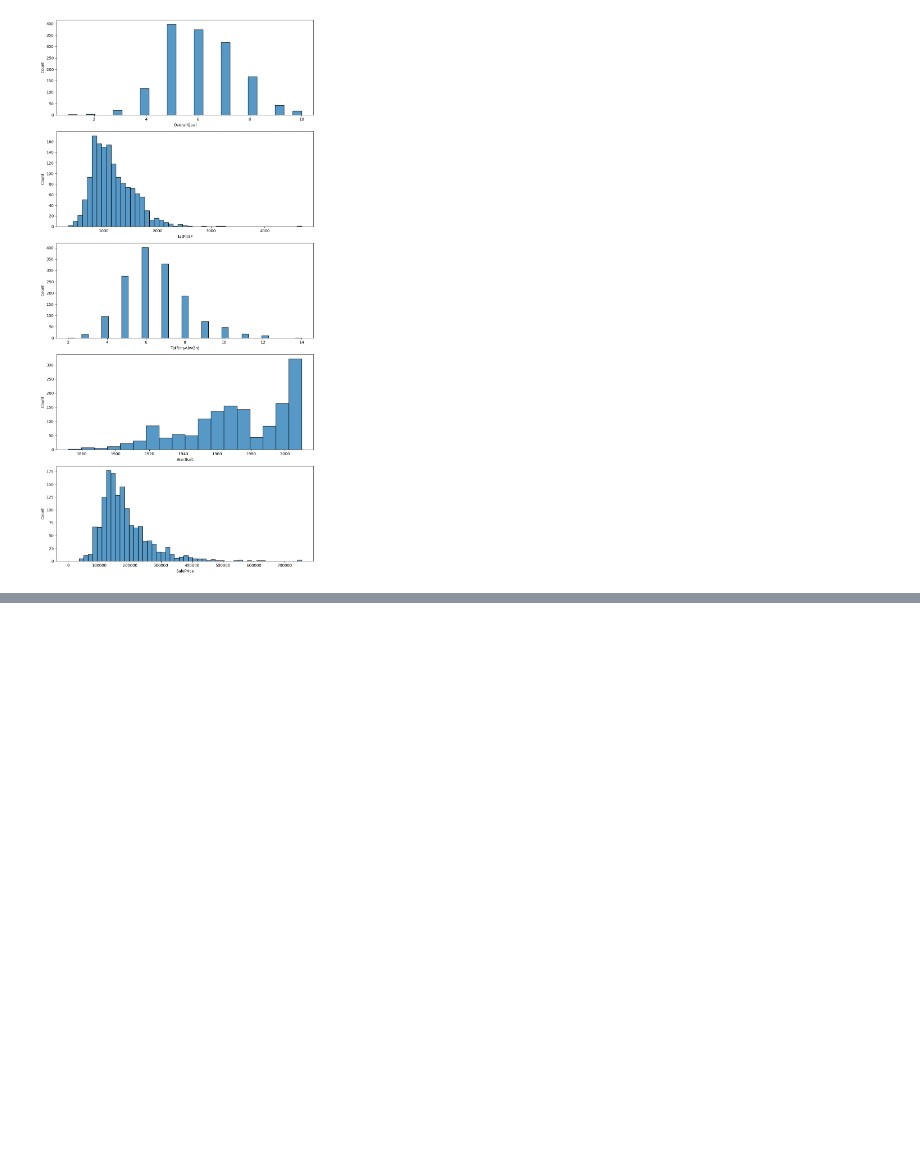
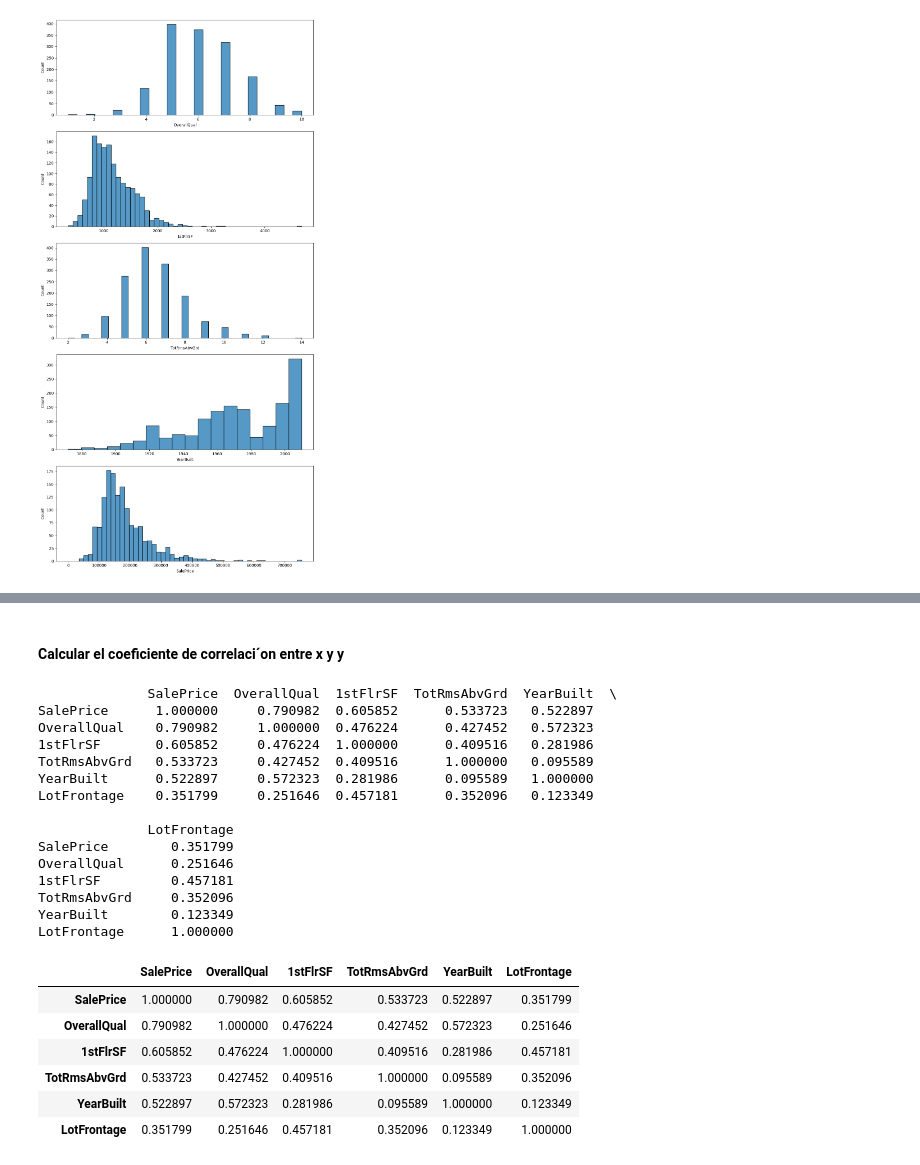
Before and after one commit to ronaldbailey/Proyecto-1---Regresi-n-con-Progra-, a Jupyter notebook: proyecto1.ipynb, the cells around one changed output, grey strips where cells are left out. Saved outputs shown, nothing was run; the diff lists cells and outputs as text; code cells hidden in the pictures; blank space fills up the shorter version.

Commit message:
Correlacion

```diff
--- a/proyecto1.ipynb
+++ b/proyecto1.ipynb
@@ -570,0 +627,33 @@ plt.show()
+# %% [markdown]
+####  Calcular el coeficiente de correlaci´on entre x y y
+# %%
+
+# Calcular correlación
+
+
+print(data.corr())
+
+data.corr().style.background_gradient()
+# %% [output]
+              SalePrice  OverallQual  1stFlrSF  TotRmsAbvGrd  YearBuilt  \
+SalePrice      1.000000     0.790982  0.605852      0.533723   0.522897
+OverallQual    0.790982     1.000000  0.476224      0.427452   0.572323
+1stFlrSF       0.605852     0.476224  1.000000      0.409516   0.281986
+TotRmsAbvGrd   0.533723     0.427452  0.409516      1.000000   0.095589
+YearBuilt      0.522897     0.572323  0.281986      0.095589   1.000000
+LotFrontage    0.351799     0.251646  0.457181      0.352096   0.123349
+
+              LotFrontage
+SalePrice        0.351799
+OverallQual      0.251646
+1stFlrSF         0.457181
+TotRmsAbvGrd     0.352096
+YearBuilt        0.123349
+LotFrontage      1.000000
+|  | SalePrice | OverallQual | 1stFlrSF | TotRmsAbvGrd | YearBuilt | LotFrontage |
+| SalePrice | 1.000000 | 0.790982 | 0.605852 | 0.533723 | 0.522897 | 0.351799 |
+| OverallQual | 0.790982 | 1.000000 | 0.476224 | 0.427452 | 0.572323 | 0.251646 |
+| 1stFlrSF | 0.605852 | 0.476224 | 1.000000 | 0.409516 | 0.281986 | 0.457181 |
+| TotRmsAbvGrd | 0.533723 | 0.427452 | 0.409516 | 1.000000 | 0.095589 | 0.352096 |
+| YearBuilt | 0.522897 | 0.572323 | 0.281986 | 0.095589 | 1.000000 | 0.123349 |
+| LotFrontage | 0.351799 | 0.251646 | 0.457181 | 0.352096 | 0.123349 | 1.000000 |
```
Also changed, not shown: parts of 8 cells of this notebook.
